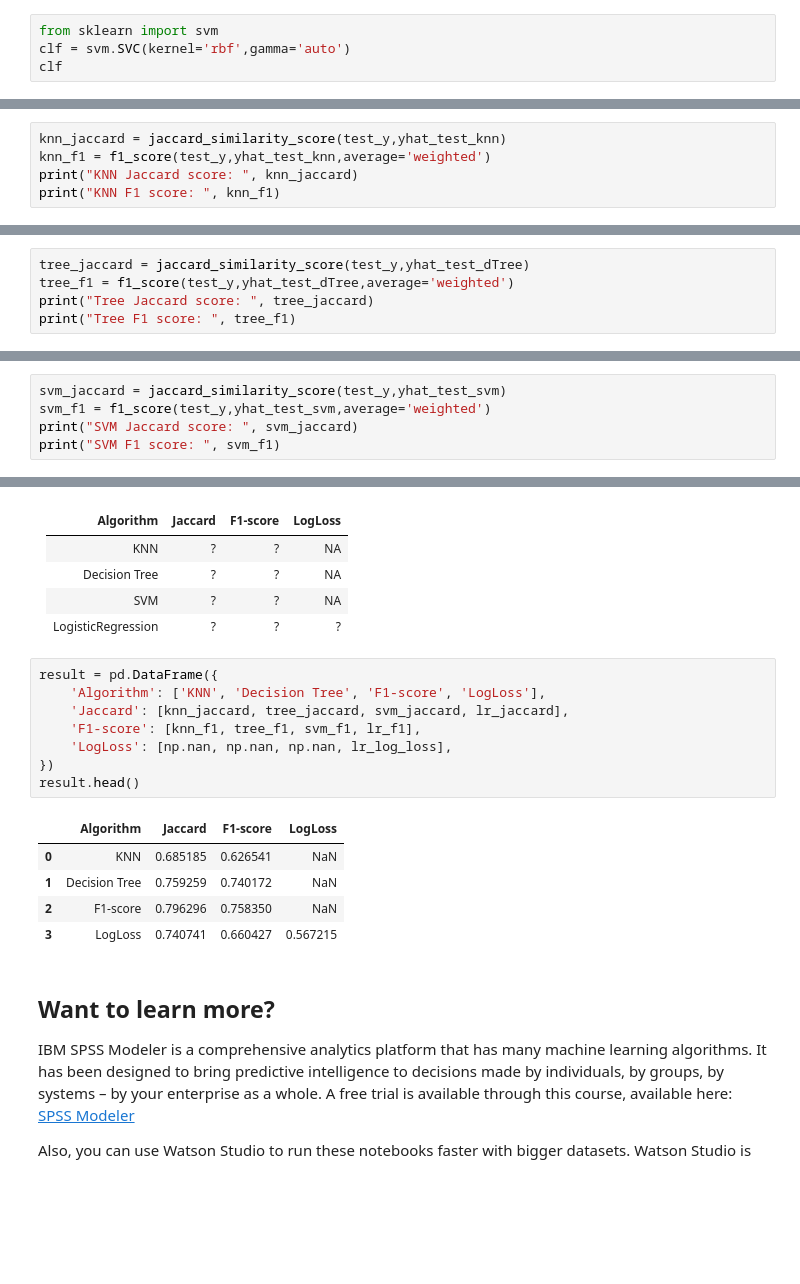
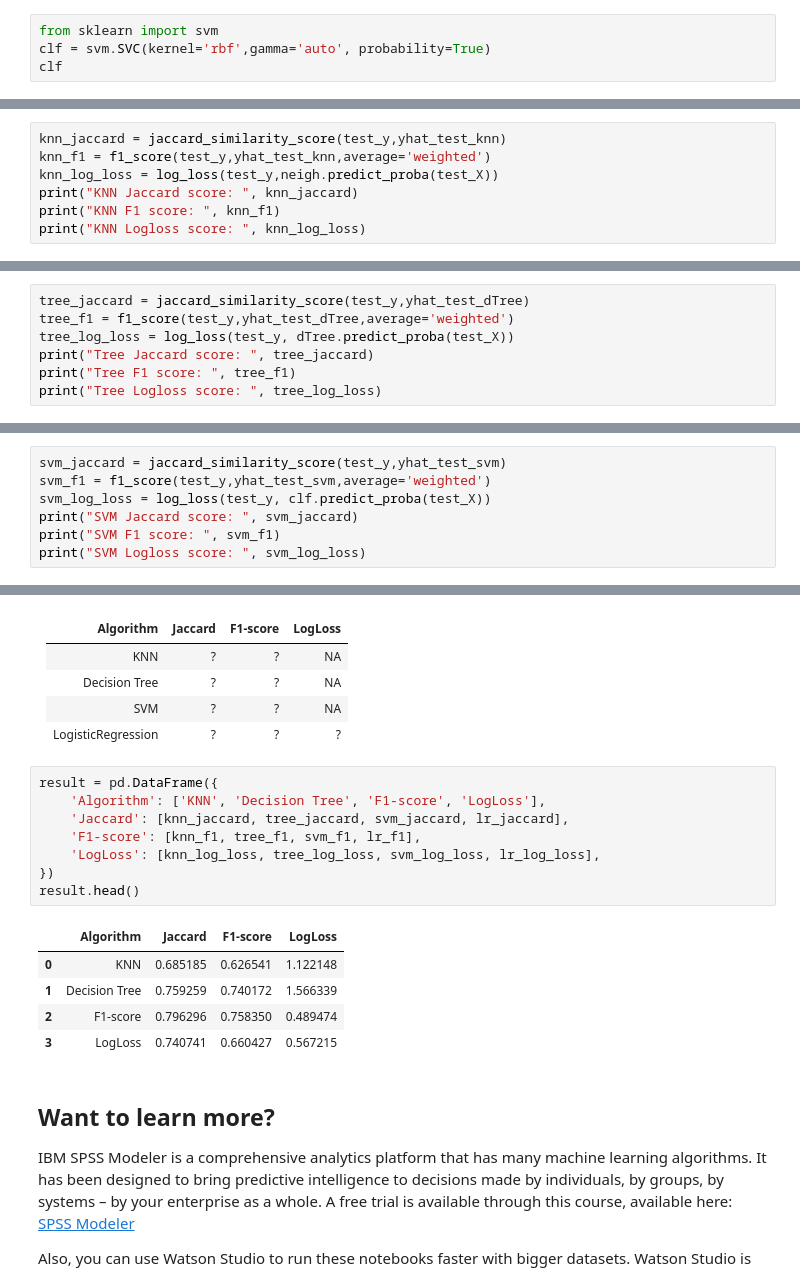
Before and after one commit to saegomat/coursera-capstone-project, a Jupyter notebook: Coursera_Capstone_Project.ipynb, the cells around one changed output, grey strips where cells are left out. Drawn from its saved outputs; the diff is of its cells as text; blank space fills up the shorter version.

```diff
--- a/Coursera_Capstone_Project.ipynb
+++ b/Coursera_Capstone_Project.ipynb
@@ -380,7 +380,7 @@ Test set Accuracy:  0.7285714285714285
 # Support Vector Machine
 # %%
 from sklearn import svm
-clf = svm.SVC(kernel='rbf',gamma='auto')
+clf = svm.SVC(kernel='rbf',gamma='auto', probability=True)
 clf
 # %% [output]
 SVC(C=1.0, cache_size=200, class_weight=None, coef0=0.0,
@@ -518,8 +518,10 @@ Test set Accuracy:  0.6851851851851852
 # %%
 knn_jaccard = jaccard_similarity_score(test_y,yhat_test_knn)
 knn_f1 = f1_score(test_y,yhat_test_knn,average='weighted')
+knn_log_loss = log_loss(test_y,neigh.predict_proba(test_X))
 print("KNN Jaccard score: ", knn_jaccard)
 print("KNN F1 score: ", knn_f1)
+print("KNN Logloss score: ", knn_log_loss)
 # %% [output]
 KNN Jaccard score:  0.6851851851851852
 KNN F1 score:  0.626541384672668
@@ -545,8 +548,10 @@ Test set Accuracy:  0.7592592592592593
 # %%
 tree_jaccard = jaccard_similarity_score(test_y,yhat_test_dTree)
 tree_f1 = f1_score(test_y,yhat_test_dTree,average='weighted')
+tree_log_loss = log_loss(test_y, dTree.predict_proba(test_X))
 print("Tree Jaccard score: ", tree_jaccard)
 print("Tree F1 score: ", tree_f1)
+print("Tree Logloss score: ", tree_log_loss)
 # %% [output]
 Tree Jaccard score:  0.7592592592592593
 Tree F1 score:  0.7401723974614001
@@ -571,8 +577,10 @@ Test set Accuracy:  0.7962962962962963
 # %%
 svm_jaccard = jaccard_similarity_score(test_y,yhat_test_svm)
 svm_f1 = f1_score(test_y,yhat_test_svm,average='weighted')
+svm_log_loss = log_loss(test_y, clf.predict_proba(test_X))
 print("SVM Jaccard score: ", svm_jaccard)
 print("SVM F1 score: ", svm_f1)
+print("SVM Logloss score: ", svm_log_loss)
 # %% [output]
 SVM Jaccard score:  0.7962962962962963
 SVM F1 score:  0.7583503077293734
@@ -618,16 +627,16 @@ You should be able to report the accuracy of the built model using different eva
 # %%
 result = pd.DataFrame({
     'Algorithm': ['KNN', 'Decision Tree', 'F1-score', 'LogLoss'],
     'Jaccard': [knn_jaccard, tree_jaccard, svm_jaccard, lr_jaccard],
     'F1-score': [knn_f1, tree_f1, svm_f1, lr_f1],
-    'LogLoss': [np.nan, np.nan, np.nan, lr_log_loss],
+    'LogLoss': [knn_log_loss, tree_log_loss, svm_log_loss, lr_log_loss],
 })
 result.head()
 # %% [output]
 |  | Algorithm | Jaccard | F1-score | LogLoss |
-| 0 | KNN | 0.685185 | 0.626541 | NaN |
-| 1 | Decision Tree | 0.759259 | 0.740172 | NaN |
-| 2 | F1-score | 0.796296 | 0.758350 | NaN |
+| 0 | KNN | 0.685185 | 0.626541 | 1.122148 |
+| 1 | Decision Tree | 0.759259 | 0.740172 | 1.566339 |
+| 2 | F1-score | 0.796296 | 0.758350 | 0.489474 |
 | 3 | LogLoss | 0.740741 | 0.660427 | 0.567215 |
 # %% [markdown]
 <h2>Want to learn more?</h2>
```
Also changed, not shown: parts of 5 cells of this notebook.
